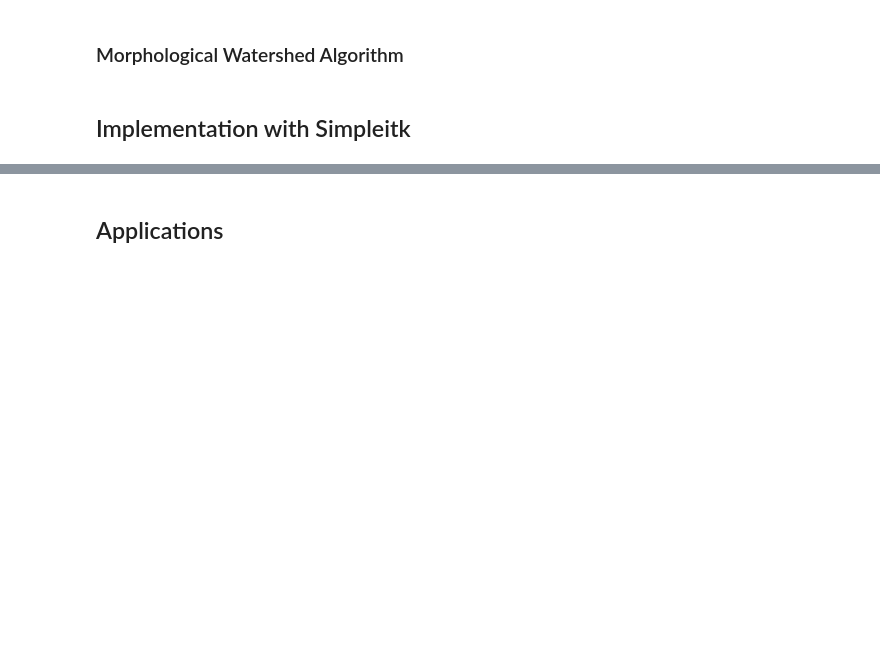
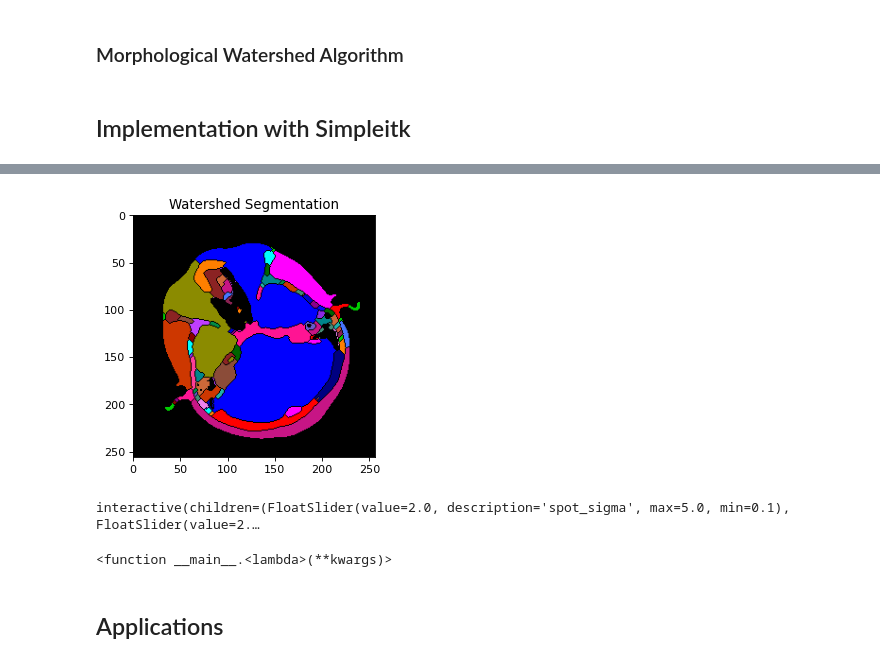
Before and after one commit to armandoBringas/computer-vision-course, a Jupyter notebook: final_project/segmentation_watershed.ipynb, the cells around one changed output, grey strips where cells are left out. Saved outputs shown, nothing was run; the diff lists cells and outputs as text; code cells hidden in the pictures; blank space fills up the shorter version.

Commit message:
feat: add interactive example

```diff
--- a/final_project/segmentation_watershed.ipynb
+++ b/final_project/segmentation_watershed.ipynb
@@ -169,14 +166,0 @@ Downloaded 29351 of 29351 bytes (100.00%)
-# %%
-spot_sigma = 2
-outline_sigma = 2
-watershed_level = 10
-
-blurred_spots = sitk.GradientMagnitudeRecursiveGaussian(img, sigma=spot_sigma)
-
-
-blurred_outline = sitk.DiscreteGaussian(img, variance=[outline_sigma, outline_sigma, outline_sigma])
-binary_otsu = sitk.OtsuThreshold(blurred_outline, 0, 1)
-
-ws = sitk.MorphologicalWatershed(blurred_spots, markWatershedLine=False, level=watershed_level)
-labels = sitk.Mask(ws, sitk.Cast(binary_otsu, ws.GetPixelID()))
-myshow(labels)
@@ -184,0 +167,10 @@ myshow(labels)
+# %%
+def watershed_otsu_labeling(img,spot_sigma=2, outline_sigma=2, watershed_level=10, show_watershed_edge=True):
+    blurred_spots = sitk.GradientMagnitudeRecursiveGaussian(img, sigma=spot_sigma)
+    blurred_outline = sitk.DiscreteGaussian(img, variance=[outline_sigma, outline_sigma, outline_sigma])
+    binary_otsu = sitk.OtsuThreshold(blurred_outline, 0, 1)
+    ws = sitk.MorphologicalWatershed(blurred_spots, markWatershedLine=show_watershed_edge, level=watershed_level)
+    labels = sitk.Mask(ws, sitk.Cast(binary_otsu, ws.GetPixelID()))
+    # myshow(labels, title='Watershed Otsu labeling')
+
+    myshow(sitk.LabelToRGB(labels), title="Watershed Segmentation")
@@ -185,3 +183,21 @@ myshow(labels)
+# %%
+watershed_otsu_labeling(img,spot_sigma=2, outline_sigma=2, watershed_level=5, show_watershed_edge=True)
+# %% [output]
+[figure, added]
+# %%
+def callback(img, *args, **kwargs):
+    watershed_otsu_labeling(img, *args, **kwargs)
+
+interact(
+    lambda **kwargs: callback(img, **kwargs),
+    spot_sigma = FloatSlider(min=.1, max=5, step=.1, value=2),
+    outline_sigma = FloatSlider(min=.1, max=5, step=.1, value=2),
+    watershed_level = FloatSlider(min=1, max=10, step=.1, value=5),
+    show_watershed_edge = True
+)
+# %% [output]
+interactive(children=(FloatSlider(value=2.0, description='spot_sigma', max=5.0, min=0.1), FloatSlider(value=2.…
+<function __main__.<lambda>(**kwargs)>
 # %% [markdown]
 ## Applications <a class="anchor" id="applications" ></a>
 # %%
```
Also changed, not shown: parts of 4 cells of this notebook, 1 other file.
